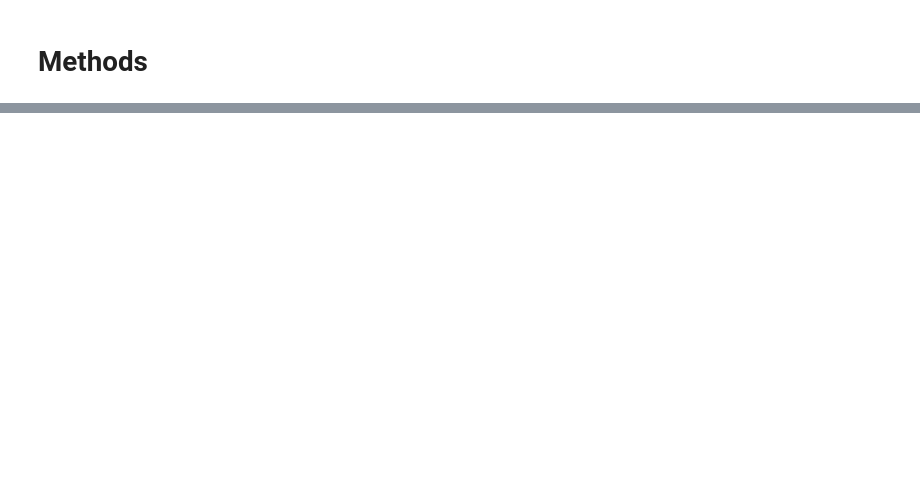
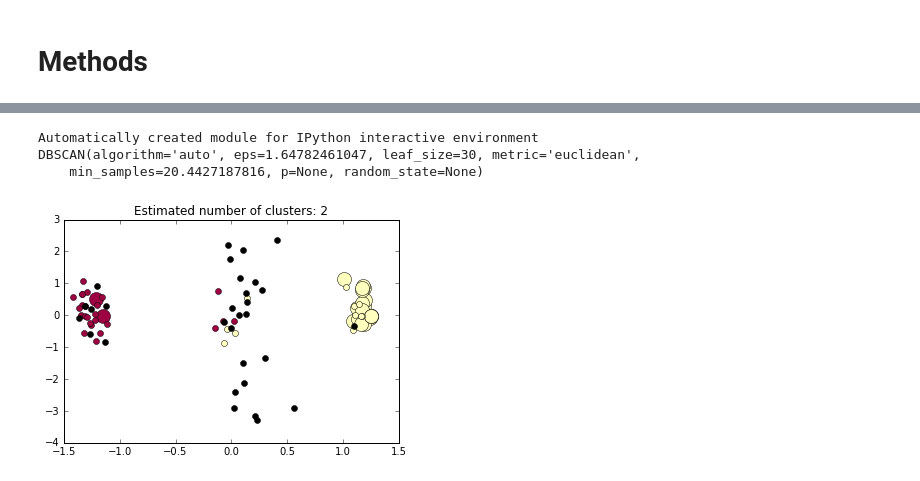
Before and after one commit to RemarkablyAverage/lab_work, a Jupyter notebook: PCA/most current.ipynb, the cells around one changed output, grey strips where cells are left out. Saved outputs shown, nothing was run; the diff lists cells and outputs as text; code cells hidden in the pictures; blank space fills up the shorter version.

```diff
--- a/PCA/most current.ipynb
+++ b/PCA/most current.ipynb
@@ -413,0 +414,74 @@ K 3
+# %%
+print(__doc__)
+
+import numpy as np
+
+from sklearn.cluster import DBSCAN
+from sklearn import metrics
+from sklearn.datasets.samples_generator import make_blobs
+from sklearn.preprocessing import StandardScaler
+
+
+##############################################################################
+# Generate sample data
+X = trans2
+
+X = StandardScaler().fit_transform(X)
+
+##############################################################################
+# Compute DBSCAN
+n_clusters_ = 0
+
+while n_clusters_ != 2:
+    eps = random.random()*100
+    min_samples = random.random()*100
+    db = DBSCAN(eps=eps, min_samples=min_samples).fit(X)
+    core_samples_mask = np.zeros_like(db.labels_, dtype=bool)
+    core_samples_mask[db.core_sample_indices_] = True
+    labels = db.labels_
+
+    # Number of clusters in labels, ignoring noise if present.
+    n_clusters_ = len(set(labels)) - (1 if -1 in labels else 0)
+
+print db
+
+# print('Estimated number of clusters: %d' % n_clusters_)
+# print("Homogeneity: %0.3f" % metrics.homogeneity_score(labels_true, labels))
+# print("Completeness: %0.3f" % metrics.completeness_score(labels_true, labels))
+# print("V-measure: %0.3f" % metrics.v_measure_score(labels_true, labels))
+# print("Adjusted Rand Index: %0.3f"
+#       % metrics.adjusted_rand_score(labels_true, labels))
+# print("Adjusted Mutual Information: %0.3f"
+#       % metrics.adjusted_mutual_info_score(labels_true, labels))
+# print("Silhouette Coefficient: %0.3f"
+#       % metrics.silhouette_score(X, labels))
+
+##############################################################################
+# Plot result
+import matplotlib.pyplot as plt
+
+# Black removed and is used for noise instead.
+unique_labels = set(labels)
+colors = plt.cm.Spectral(np.linspace(0, 1, len(unique_labels)))
+for k, col in zip(unique_labels, colors):
+    if k == -1:
+        # Black used for noise.
+        col = 'k'
+
+    class_member_mask = (labels == k)
+
+    xy = X[class_member_mask & core_samples_mask]
+    plt.plot(xy[:, 0], xy[:, 1], 'o', markerfacecolor=col,
+             markeredgecolor='k', markersize=14)
+
+    xy = X[class_member_mask & ~core_samples_mask]
+    plt.plot(xy[:, 0], xy[:, 1], 'o', markerfacecolor=col,
+             markeredgecolor='k', markersize=6)
+
+plt.title('Estimated number of clusters: %d' % n_clusters_)
+plt.show()
+# %% [output]
+Automatically created module for IPython interactive environment
+DBSCAN(algorithm='auto', eps=1.64782461047, leaf_size=30, metric='euclidean',
+    min_samples=20.4427187816, p=None, random_state=None)
+[figure, added]
```
Also changed, not shown: parts of 13 cells of this notebook.
